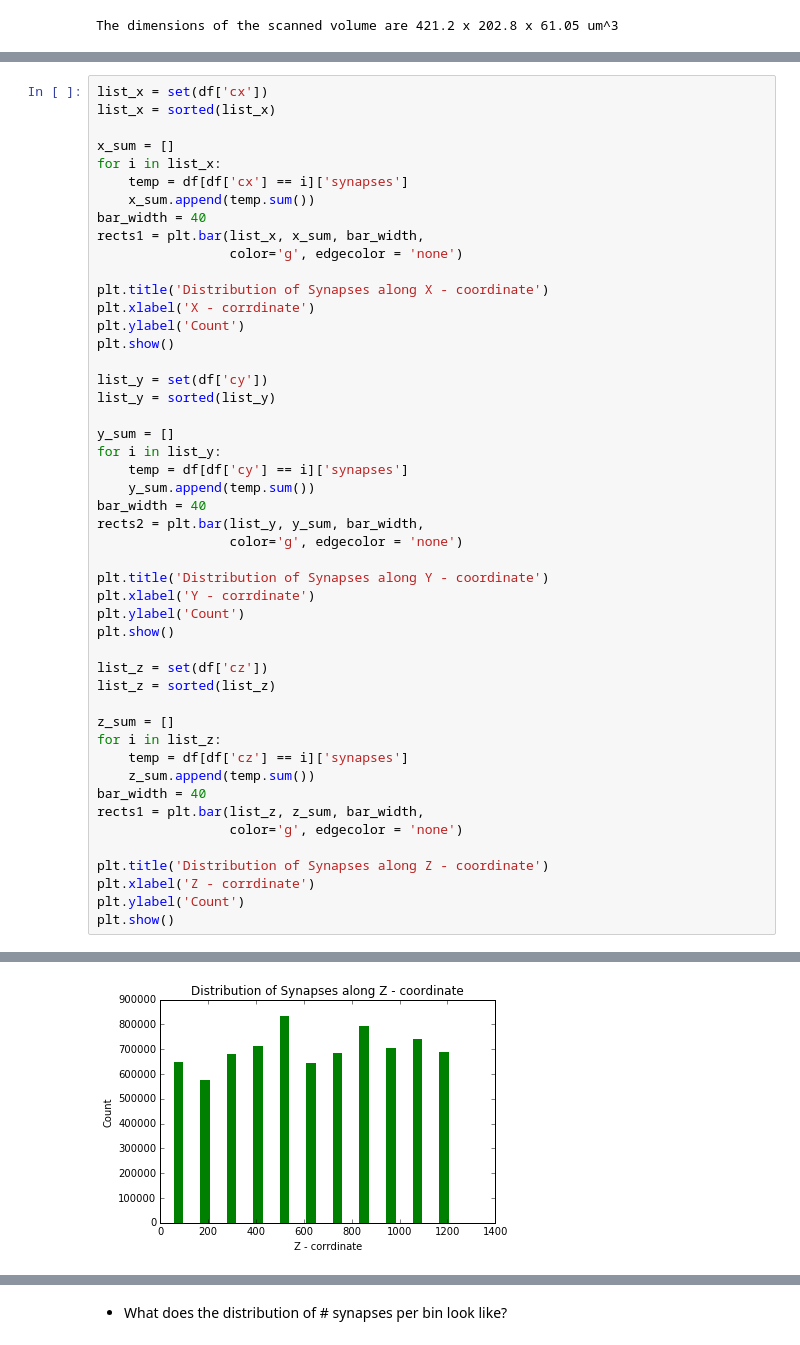
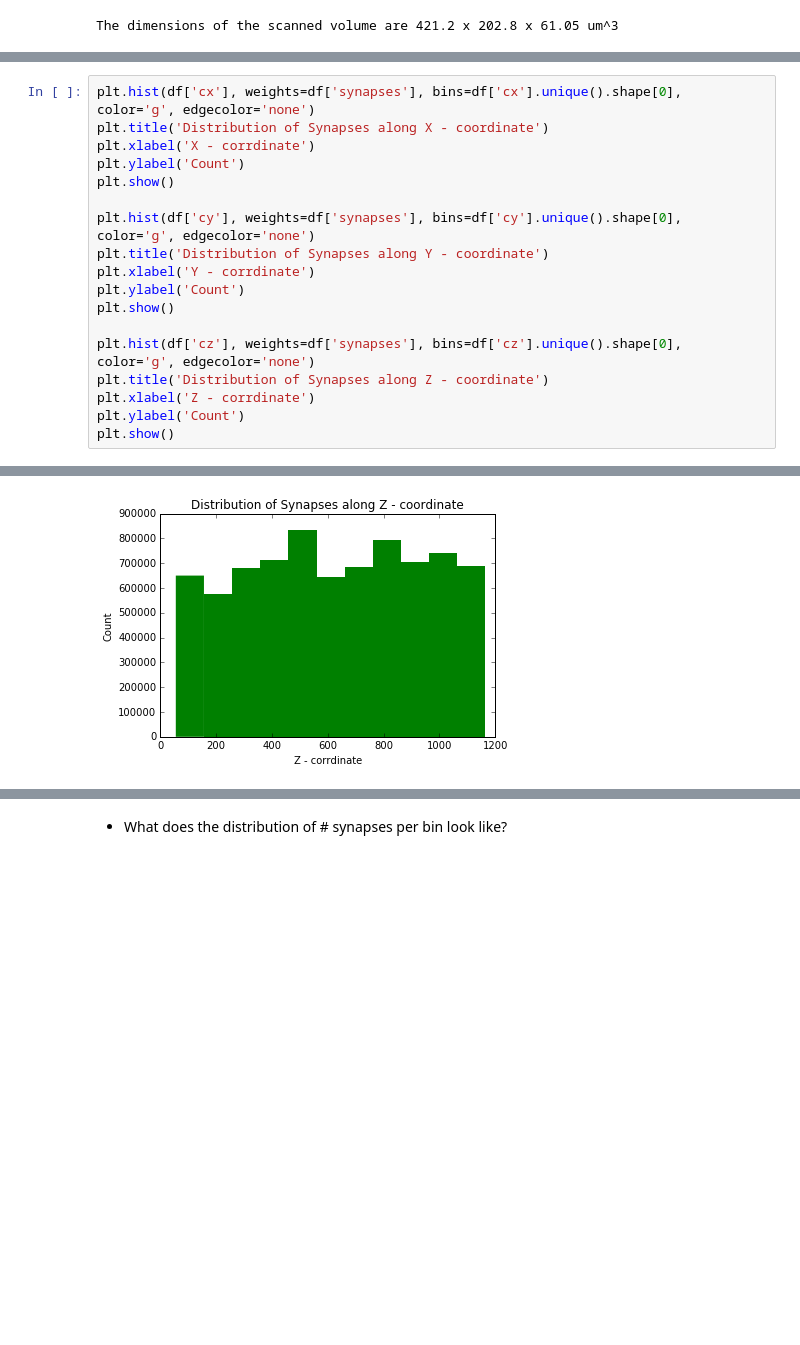
Before and after one commit to Upward-Spiral-Science/chengchang, a Jupyter notebook: Assignment 3.ipynb, the cells around one changed output, grey strips where cells are left out. Drawn from its saved outputs; the diff is of its cells as text; blank space fills up the shorter version.

```diff
--- a/Assignment 3.ipynb
+++ b/Assignment 3.ipynb
@@ -127,47 +127,17 @@ The dimensions of the scanned volume are 421.2 x 202.8 x 61.05 um^3
 # %%
-list_x = set(df['cx'])
-list_x = sorted(list_x)
-
-x_sum = []
-for i in list_x:
-    temp = df[df['cx'] == i]['synapses']
-    x_sum.append(temp.sum())
-bar_width = 40
-rects1 = plt.bar(list_x, x_sum, bar_width,
-                 color='g', edgecolor = 'none')
-
+plt.hist(df['cx'], weights=df['synapses'], bins=df['cx'].unique().shape[0], color='g', edgecolor='none')
 plt.title('Distribution of Synapses along X - coordinate')
 plt.xlabel('X - corrdinate')
 plt.ylabel('Count')
 plt.show()
 
-list_y = set(df['cy'])
-list_y = sorted(list_y)
-
-y_sum = []
-for i in list_y:
-    temp = df[df['cy'] == i]['synapses']
-    y_sum.append(temp.sum())
-bar_width = 40
-rects2 = plt.bar(list_y, y_sum, bar_width,
-                 color='g', edgecolor = 'none')
-
+plt.hist(df['cy'], weights=df['synapses'], bins=df['cy'].unique().shape[0], color='g', edgecolor='none')
 plt.title('Distribution of Synapses along Y - coordinate')
 plt.xlabel('Y - corrdinate')
 plt.ylabel('Count')
 plt.show()
 
-list_z = set(df['cz'])
-list_z = sorted(list_z)
-
-z_sum = []
-for i in list_z:
-    temp = df[df['cz'] == i]['synapses']
-    z_sum.append(temp.sum())
-bar_width = 40
-rects1 = plt.bar(list_z, z_sum, bar_width,
-                 color='g', edgecolor = 'none')
-
+plt.hist(df['cz'], weights=df['synapses'], bins=df['cz'].unique().shape[0], color='g', edgecolor='none')
 plt.title('Distribution of Synapses along Z - coordinate')
 plt.xlabel('Z - corrdinate')
 plt.ylabel('Count')
@@ -178 +148 @@ plt.show()
-[figure, old version]
+[figure, new version]
```
Also changed, not shown: parts of 7 cells of this notebook.
